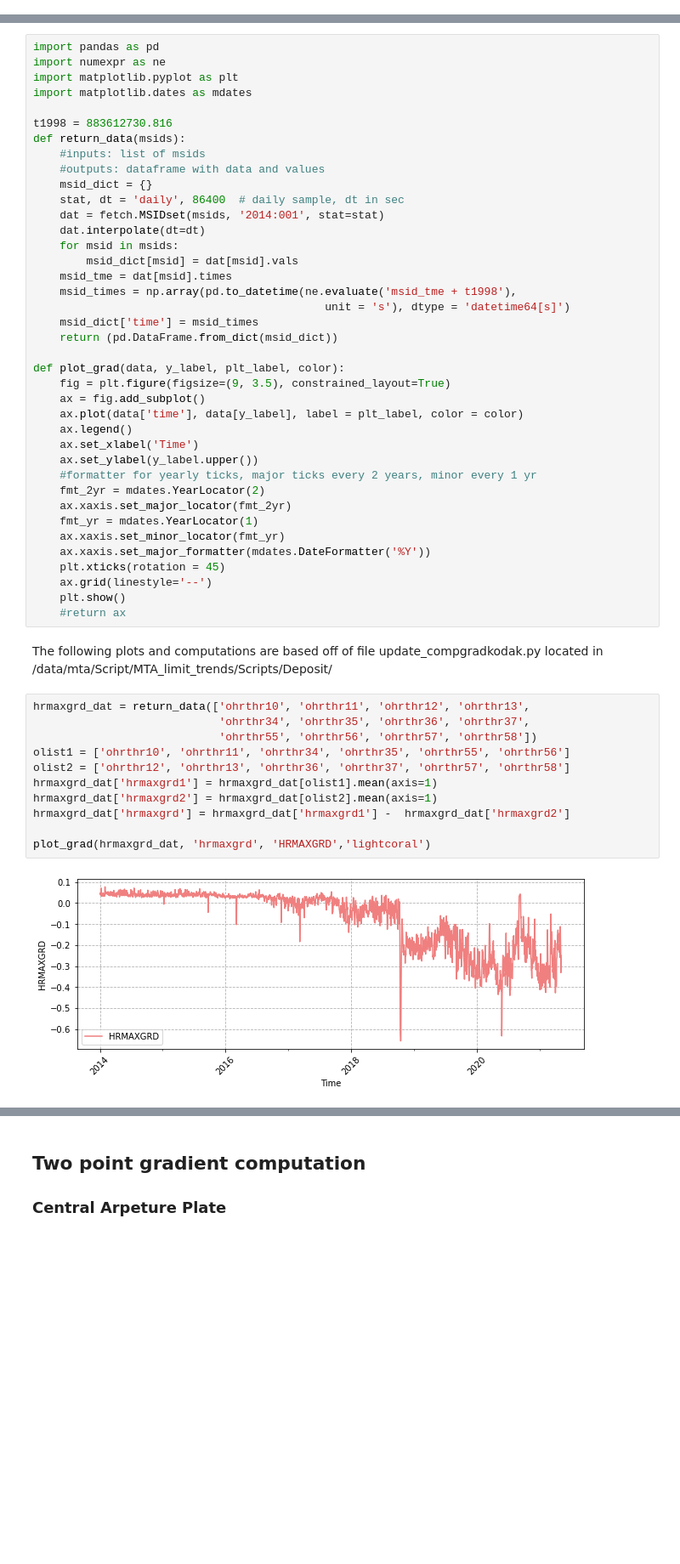
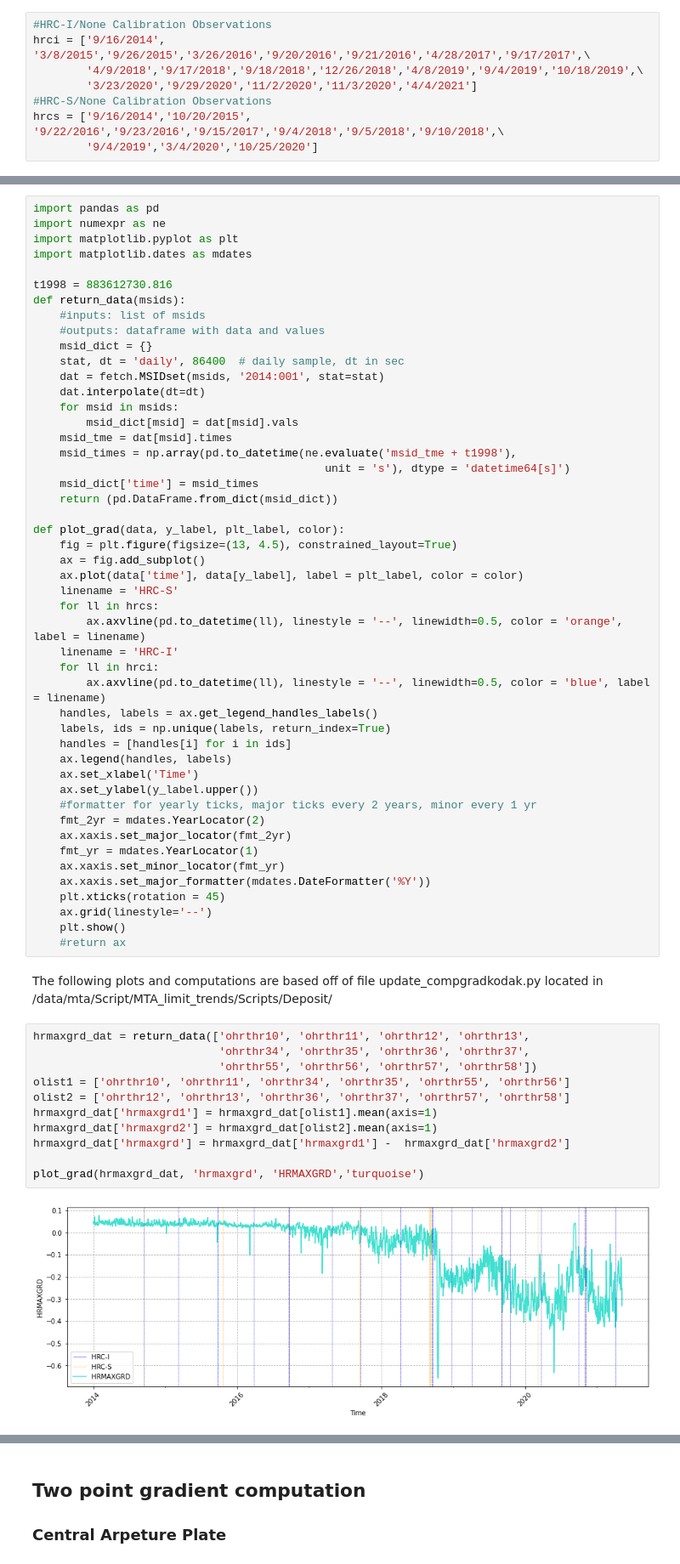
Before and after one commit to chandra-mta/mtanb, a Jupyter notebook: misc/hrma_cap.ipynb, the cells around one changed output, grey strips where cells are left out. Shown at 85% size. Saved outputs shown, nothing was run; the diff lists cells and outputs as text; blank space fills up the shorter version.

```diff
--- a/misc/hrma_cap.ipynb
+++ b/misc/hrma_cap.ipynb
@@ -44,6 +44,14 @@ def plot_rt_difference(rt_list, color):
     plt.ylabel('Temperature difference')
     plt.legend()
     plt.grid(ls='dashed')
+# %%
+#HRC-I/None Calibration Observations
+hrci = ['9/16/2014', '3/8/2015','9/26/2015','3/26/2016','9/20/2016','9/21/2016','4/28/2017','9/17/2017',\
+        '4/9/2018','9/17/2018','9/18/2018','12/26/2018','4/8/2019','9/4/2019','10/18/2019',\
+        '3/23/2020','9/29/2020','11/2/2020','11/3/2020','4/4/2021']
+#HRC-S/None Calibration Observations
+hrcs = ['9/16/2014','10/20/2015', '9/22/2016','9/23/2016','9/15/2017','9/4/2018','9/5/2018','9/10/2018',\
+        '9/4/2019','3/4/2020','10/25/2020']
 # %%
 msids_.find('hrma cap')
 # %% [output]
@@ -214,10 +222,19 @@ def return_data(msids):
     return (pd.DataFrame.from_dict(msid_dict))
 
 def plot_grad(data, y_label, plt_label, color):
-    fig = plt.figure(figsize=(9, 3.5), constrained_layout=True)
+    fig = plt.figure(figsize=(13, 4.5), constrained_layout=True)
     ax = fig.add_subplot()
     ax.plot(data['time'], data[y_label], label = plt_label, color = color)
-    ax.legend()
+    linename = 'HRC-S'
+    for ll in hrcs:
+        ax.axvline(pd.to_datetime(ll), linestyle = '--', linewidth=0.5, color = 'orange', label = linename)
+    linename = 'HRC-I'
+    for ll in hrci:
+        ax.axvline(pd.to_datetime(ll), linestyle = '--', linewidth=0.5, color = 'blue', label = linename)
+    handles, labels = ax.get_legend_handles_labels()
+    labels, ids = np.unique(labels, return_index=True)
+    handles = [handles[i] for i in ids]
+    ax.legend(handles, labels)
     ax.set_xlabel('Time')
     ax.set_ylabel(y_label.upper())
     #formatter for yearly ticks, major ticks every 2 years, minor every 1 yr
@@ -235,16 +252,16 @@ The following plots and computations are based off of file update_compgradkodak.
 # %%
 hrmaxgrd_dat = return_data(['ohrthr10', 'ohrthr11', 'ohrthr12', 'ohrthr13',
                             'ohrthr34', 'ohrthr35', 'ohrthr36', 'ohrthr37',
                             'ohrthr55', 'ohrthr56', 'ohrthr57', 'ohrthr58'])
 olist1 = ['ohrthr10', 'ohrthr11', 'ohrthr34', 'ohrthr35', 'ohrthr55', 'ohrthr56']
 olist2 = ['ohrthr12', 'ohrthr13', 'ohrthr36', 'ohrthr37', 'ohrthr57', 'ohrthr58']
 hrmaxgrd_dat['hrmaxgrd1'] = hrmaxgrd_dat[olist1].mean(axis=1)
 hrmaxgrd_dat['hrmaxgrd2'] = hrmaxgrd_dat[olist2].mean(axis=1)
 hrmaxgrd_dat['hrmaxgrd'] = hrmaxgrd_dat['hrmaxgrd1'] -  hrmaxgrd_dat['hrmaxgrd2']
 
-plot_grad(hrmaxgrd_dat, 'hrmaxgrd', 'HRMAXGRD','lightcoral')
+plot_grad(hrmaxgrd_dat, 'hrmaxgrd', 'HRMAXGRD','turquoise')
 # %% [output]
-[figure, old version]
+[figure, new version]
 # %%
 hrmaradgrd_dat = return_data(['ohrthr08', 'ohrthr09', 'ohrthr31', 'ohrthr33',
                          'ohrthr52', 'ohrthr53', 'ohrthr54'])
```
Also changed, not shown: parts of 3 cells of this notebook.
